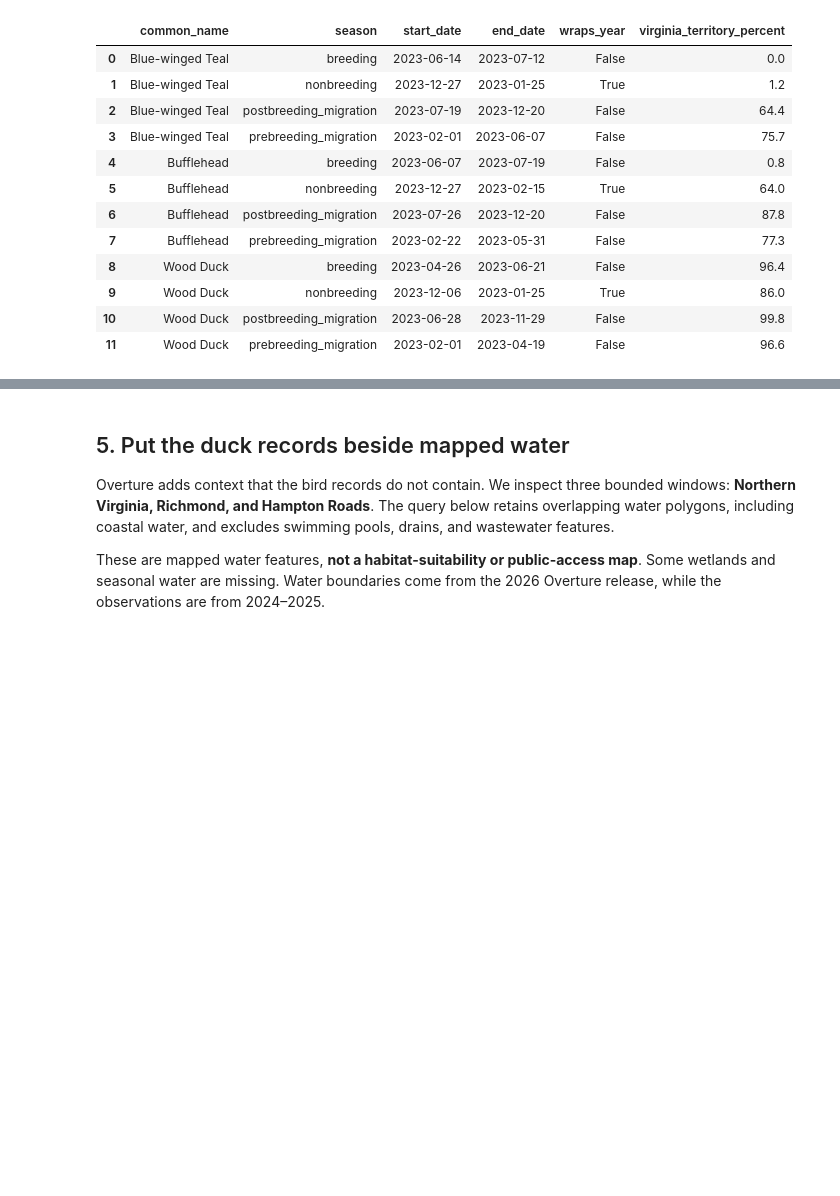
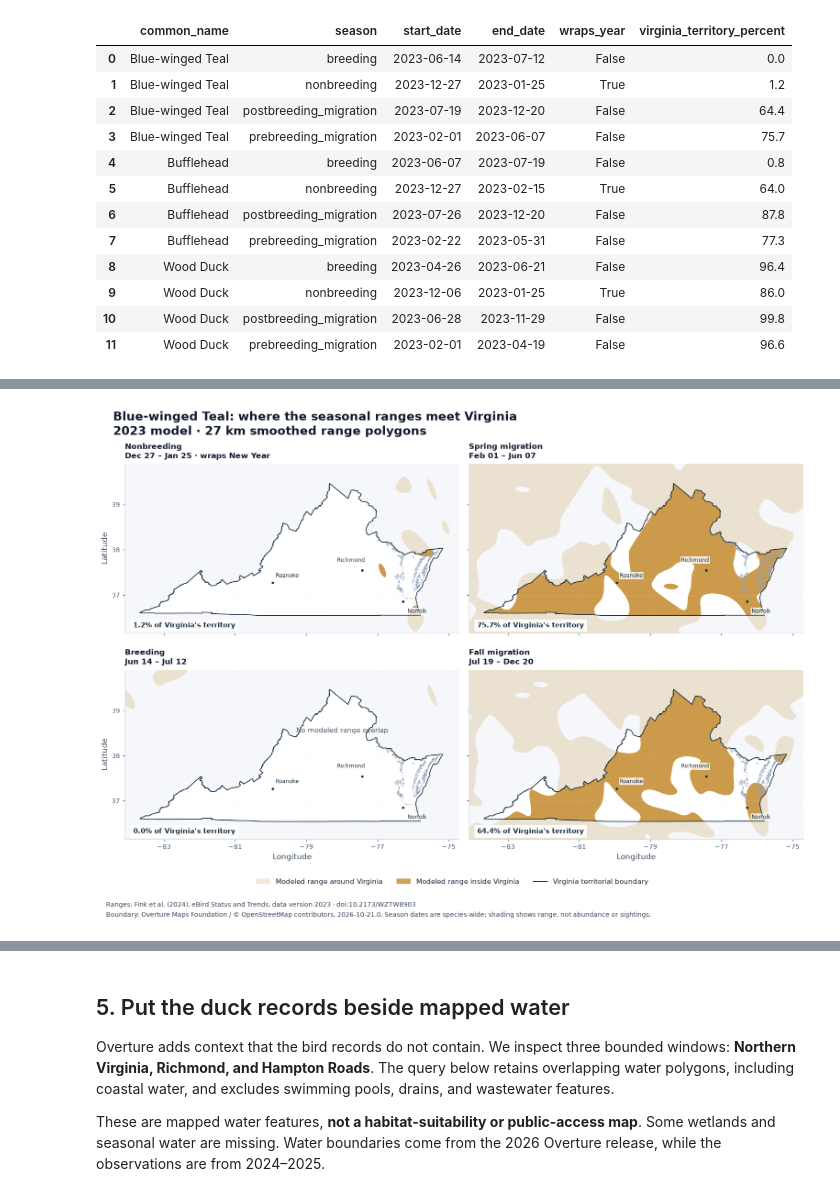
Before and after one commit to Query-farm/vgi-ducks, a Jupyter notebook: notebooks/virginia-ducks.source.ipynb, the cells around one changed output, grey strips where cells are left out. Drawn from its saved outputs; the diff is of its cells as text; code cells hidden in the pictures; blank space fills up the shorter version.

```diff
--- a/notebooks/virginia-ducks.source.ipynb
+++ b/notebooks/virginia-ducks.source.ipynb
@@ -462,0 +497,6 @@ ORDER BY r.common_name,r.season;
+# %%
+from virginia_support import seasonal_range_chart
+fig = seasonal_range_chart(range_maps, land, territory, 'Blue-winged Teal', GOLD)
+save_chart(fig, 'virginia-ranges-blue-winged-teal.png', notebook_dir)
+# %% [output]
+[figure, added]
```
Also changed, not shown: parts of 7 cells of this notebook, 8 other files.
